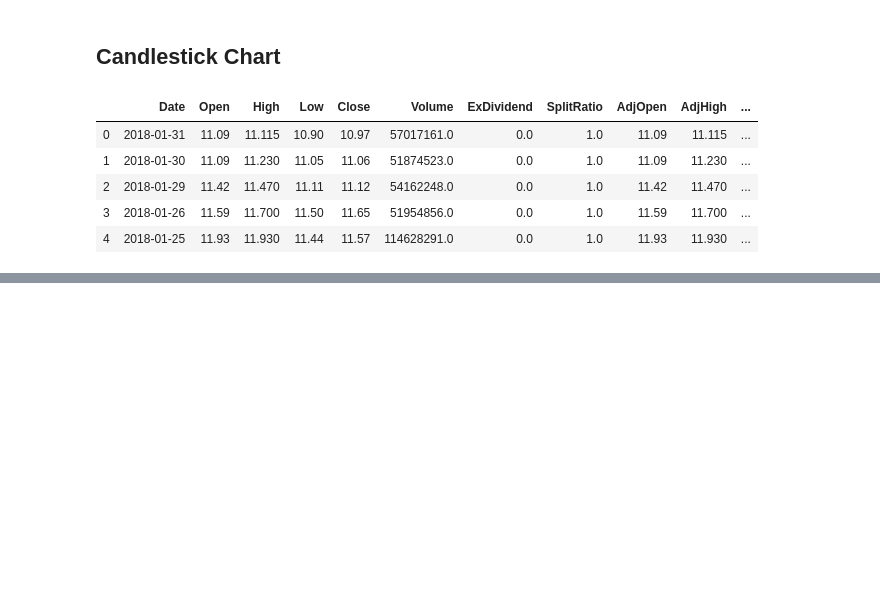
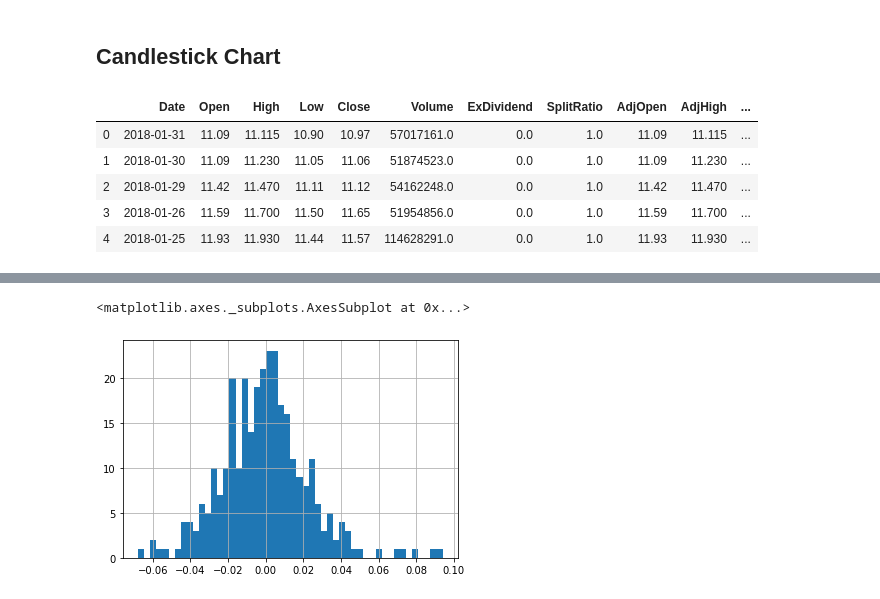
Before and after one commit to co-codin/Python-FinancialAnalysis, a Jupyter notebook: Exercises/Tesla Stock.ipynb, the cells around one changed output, grey strips where cells are left out. Saved outputs shown, nothing was run; the diff lists cells and outputs as text; code cells hidden in the pictures; blank space fills up the shorter version.

```diff
--- a/Exercises/Tesla Stock.ipynb
+++ b/Exercises/Tesla Stock.ipynb
@@ -155,0 +192,4 @@ candlestick_ohlc(ax, ford_values, width=0.6, colorup='g',colordown='r');
+# %%
+# method 1 shift()
+tesla['returns'] = (tesla['Close'] / tesla['Close'].shift(1)) - 1
+tesla.head()
@@ -155,0 +204,4 @@ candlestick_ohlc(ax, ford_values, width=0.6, colorup='g',colordown='r');
+# %%
+# method 2 pct_change()
+tesla['returns'] = tesla['Close'].pct_change(1)
+tesla.head()
@@ -155,0 +249,5 @@ candlestick_ohlc(ax, ford_values, width=0.6, colorup='g',colordown='r');
+# %%
+tesla['returns'].hist(bins=50)
+# %% [output]
+<matplotlib.axes._subplots.AxesSubplot at 0x...>
+[figure, added]
```
Also changed, not shown: parts of 16 cells of this notebook.
